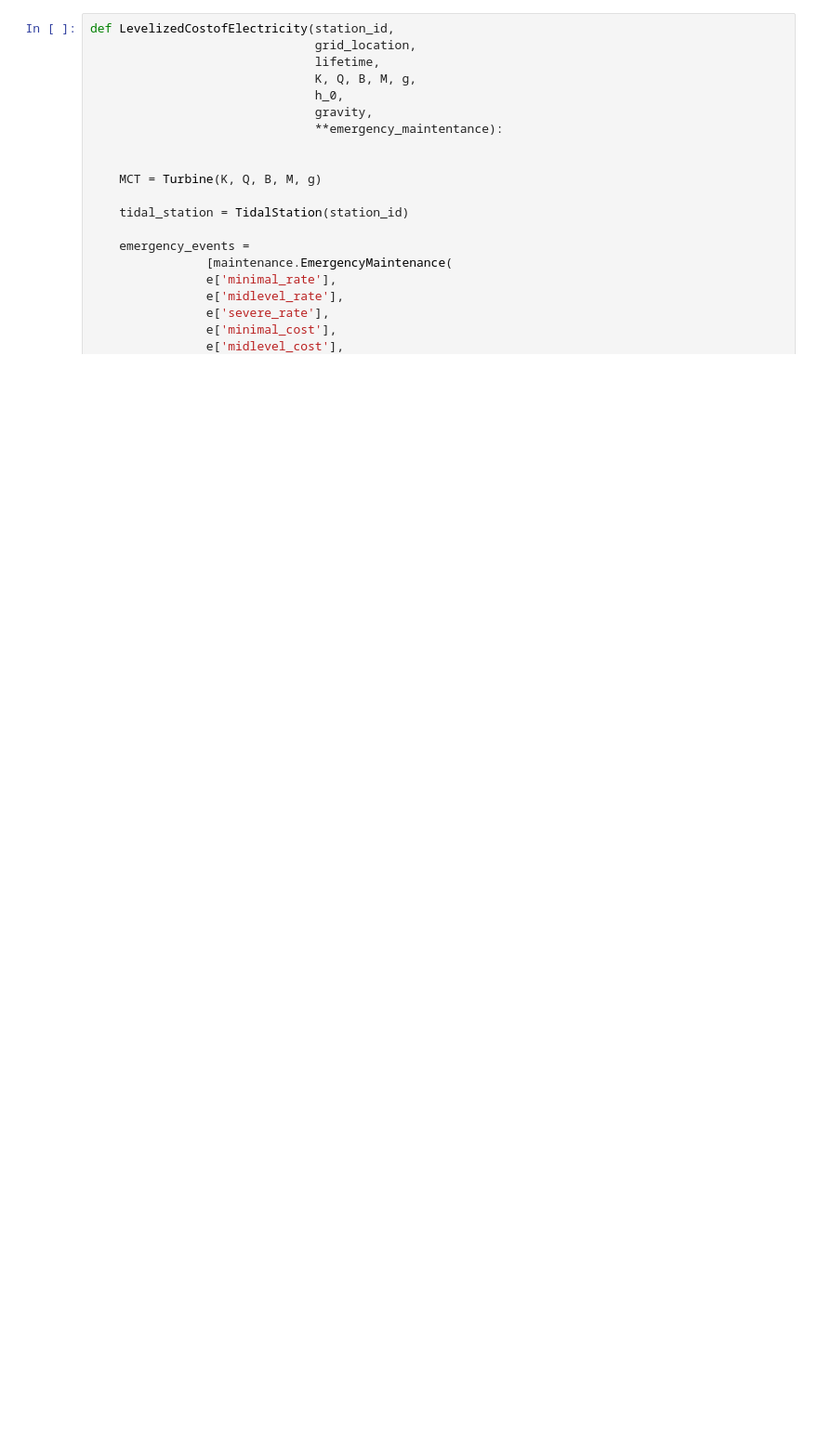
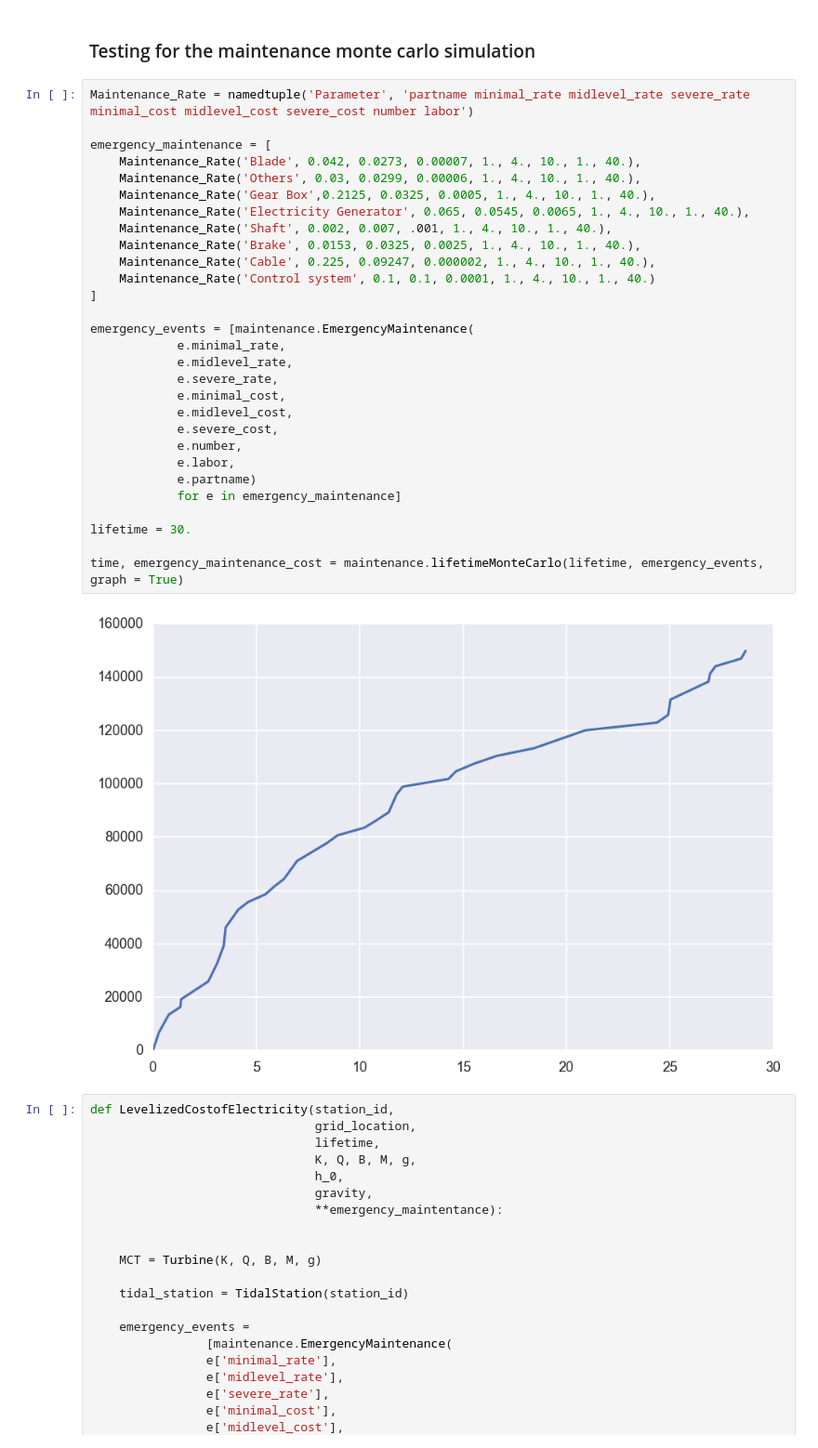
Before and after one commit to BAJJCapstone/MHK-LCoE, a Jupyter notebook: Levelized Cost of Electricity.ipynb, the cells around one changed output. Shown at 93% size. Cells and saved outputs as stored; diff of their text form; blank space fills up the shorter version.

Commit message:
monte carlo is working

```diff
--- a/Levelized Cost of Electricity.ipynb
+++ b/Levelized Cost of Electricity.ipynb
@@ -20,3 +21,36 @@ SyntaxError: invalid syntax (__init__.py, line 1)
+# %% [markdown]
+### Testing for the maintenance monte carlo simulation
+# %%
+Maintenance_Rate = namedtuple('Parameter', 'partname minimal_rate midlevel_rate severe_rate minimal_cost midlevel_cost severe_cost number labor')
+
+emergency_maintenance = [
+    Maintenance_Rate('Blade', 0.042, 0.0273, 0.00007, 1., 4., 10., 1., 40.),
+    Maintenance_Rate('Others', 0.03, 0.0299, 0.00006, 1., 4., 10., 1., 40.),
+    Maintenance_Rate('Gear Box',0.2125, 0.0325, 0.0005, 1., 4., 10., 1., 40.),
+    Maintenance_Rate('Electricity Generator', 0.065, 0.0545, 0.0065, 1., 4., 10., 1., 40.),
+    Maintenance_Rate('Shaft', 0.002, 0.007, .001, 1., 4., 10., 1., 40.),
+    Maintenance_Rate('Brake', 0.0153, 0.0325, 0.0025, 1., 4., 10., 1., 40.),
+    Maintenance_Rate('Cable', 0.225, 0.09247, 0.000002, 1., 4., 10., 1., 40.),
+    Maintenance_Rate('Control system', 0.1, 0.1, 0.0001, 1., 4., 10., 1., 40.)
+]
+
+emergency_events = [maintenance.EmergencyMaintenance(
+            e.minimal_rate,
+            e.midlevel_rate,
+            e.severe_rate,
+            e.minimal_cost,
+            e.midlevel_cost,
+            e.severe_cost,
+            e.number,
+            e.labor,
+            e.partname)
+            for e in emergency_maintenance]
+
+lifetime = 30.
+
+time, emergency_maintenance_cost = maintenance.lifetimeMonteCarlo(lifetime, emergency_events, graph = True)
+# %% [output]
+[figure, added]
 # %%
 def LevelizedCostofElectricity(station_id,
                                grid_location,
```
Also changed, not shown: parts of 2 cells of this notebook, 2 other files.
